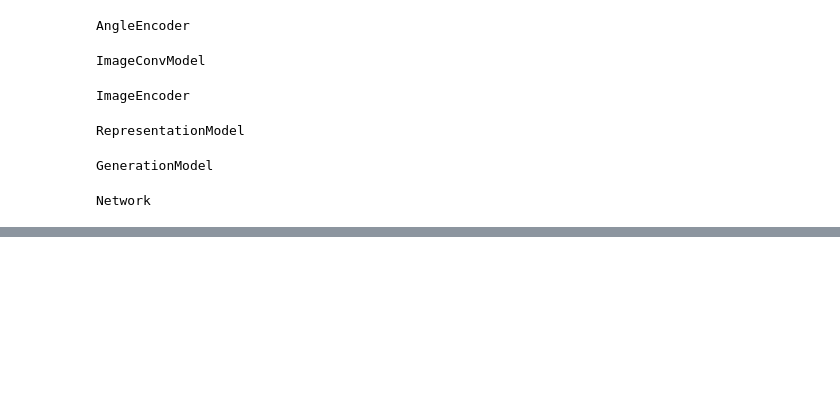
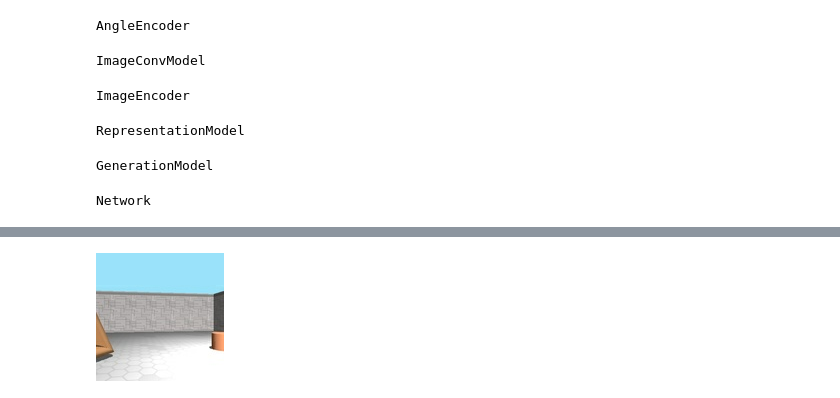
Before and after one commit to ilaydaezengin/spatial-relations-1, a Jupyter notebook: Network_basemodel.ipynb, the cells around one changed output, grey strips where cells are left out. Cells and saved outputs as stored; diff of their text form; code cells hidden in the pictures; blank space fills up the shorter version.

```diff
--- a/Network_basemodel.ipynb
+++ b/Network_basemodel.ipynb
@@ -244,0 +419,4 @@ end
+# %%
+colorview(RGB, permutedims(Array(images[1,10,:,:,:]), (3,1,2)))
+# %% [output]
+[figure, added]
```
Also changed, not shown: parts of 22 cells of this notebook, 2 other files.
